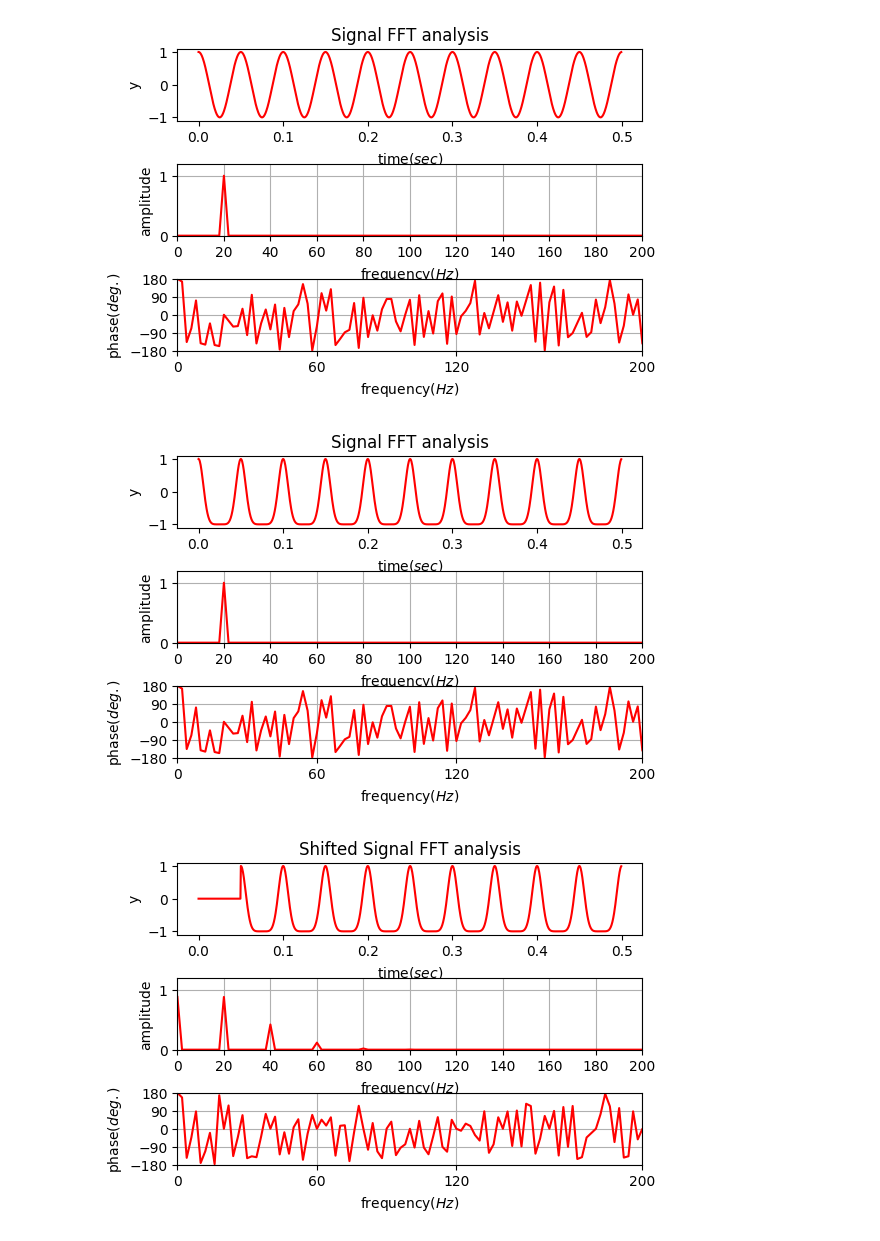
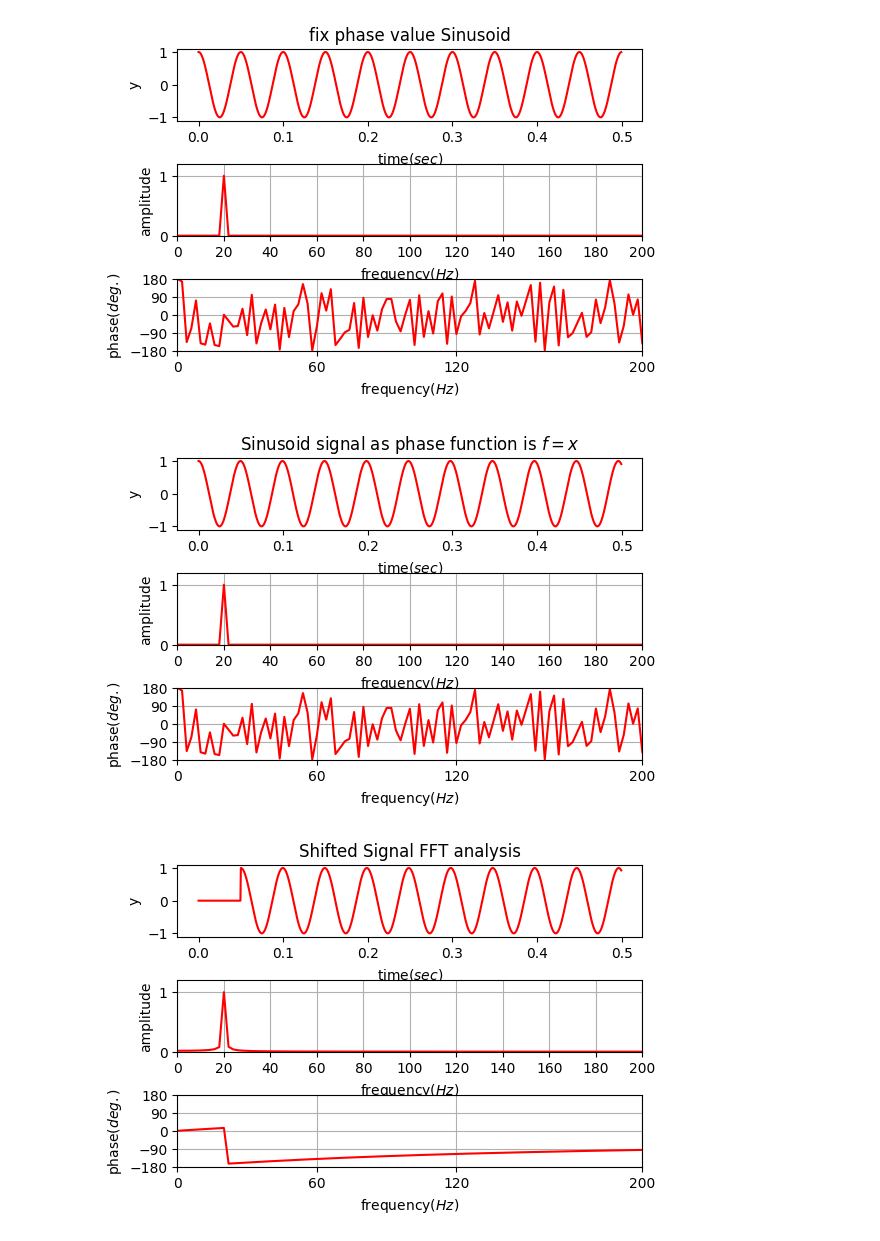
Before and after one commit to ssaru/TIL, a Jupyter notebook: Artificial_Intelligence/Signal_processing/phase_unwrapped_algorithms.ipynb, the cells around one changed output. Drawn from its saved outputs; the diff is of its cells as text; code cells hidden in the pictures.

Commit message:
phase syncronization

```diff
--- a/Artificial_Intelligence/Signal_processing/phase_unwrapped_algorithms.ipynb
+++ b/Artificial_Intelligence/Signal_processing/phase_unwrapped_algorithms.ipynb
@@ -71,7 +73,7 @@ plt.figure(num=2,dpi=100,facecolor='white')
 plt.subplots_adjust(hspace = 0.6, wspace = 0.3)
 plt.subplot(3,1,1)
 plt.plot(t,y,'r')
-plt.title('Signal FFT analysis')
+plt.title('fix phase value Sinusoid')
 plt.xlabel('time($sec$)')
 plt.ylabel('y')
 
@@ -107,7 +109,7 @@ omega = 2 * np.pi * frequency
 
 phase_frequency = 20
 phase_omega = 2 * np.pi * phase_frequency
-theta = 1. * np.sin(phase_omega * t)
+theta = t
 x = 1. * np.cos(omega * t + theta)
 y = x
 
@@ -116,7 +118,7 @@ plt.figure(num=2,dpi=100,facecolor='white')
 plt.subplots_adjust(hspace = 0.6, wspace = 0.3)
 plt.subplot(3,1,1)
 plt.plot(t,y,'r')
-plt.title('Signal FFT analysis')
+plt.title('Sinusoid signal as phase function is $f=x$')
 plt.xlabel('time($sec$)')
 plt.ylabel('y')
 
@@ -126,7 +128,6 @@ plt.plot(f0,amplitude_Hz,'r')   #  2* ???
 plt.xticks(np.arange(0,500,20))
 plt.xlim( 0, 200)
 plt.ylim( 0, 1.2)
-plt.title('Single-Sided Amplitude Spectrum of y(t)')
 plt.xlabel('frequency($Hz$)')
 plt.ylabel('amplitude')
 plt.grid()
@@ -170,33 +171,33 @@ plt.ylabel('y')
 #plt.xlim( 0, 0.1)
 
 # Amplitude ....
 #plt.figure(num=2,dpi=100,facecolor='white')
 plt.subplot(3,1,2)
 
 # Plot single-sided amplitude spectrum.
 
 plt.plot(shifted_f0,shifted_amplitude_Hz,'r')   #  2* ???
 plt.xticks(np.arange(0,500,20))
 plt.xlim( 0, 200)
 plt.ylim( 0, 1.2)
 #plt.title('Single-Sided Amplitude Spectrum of y(t)')
 plt.xlabel('frequency($Hz$)')
 plt.ylabel('amplitude')
 plt.grid()
 
 # Phase ....
 #plt.figure(num=2,dpi=100,facecolor='white')
 plt.subplot(3,1,3)
 plt.plot(shifted_f0,shifted_phase_ang,'r')   #  2* ???
 plt.xlim( 0, 200)
 plt.ylim( -180, 180)
 #plt.title('Single-Sided Phase Spectrum of y(t)')
 plt.xlabel('frequency($Hz$)')
 plt.ylabel('phase($deg.$)')
 plt.xticks([0, 60, 120, 200])
 plt.yticks([-180, -90, 0, 90, 180])
 plt.grid()
 # %% [output]
-[figure, old version]
+[figure, new version]
-[figure, old version]
+[figure, new version]
-[figure, old version]
+[figure, new version]
```
Also changed, not shown: parts of 10 cells of this notebook.
